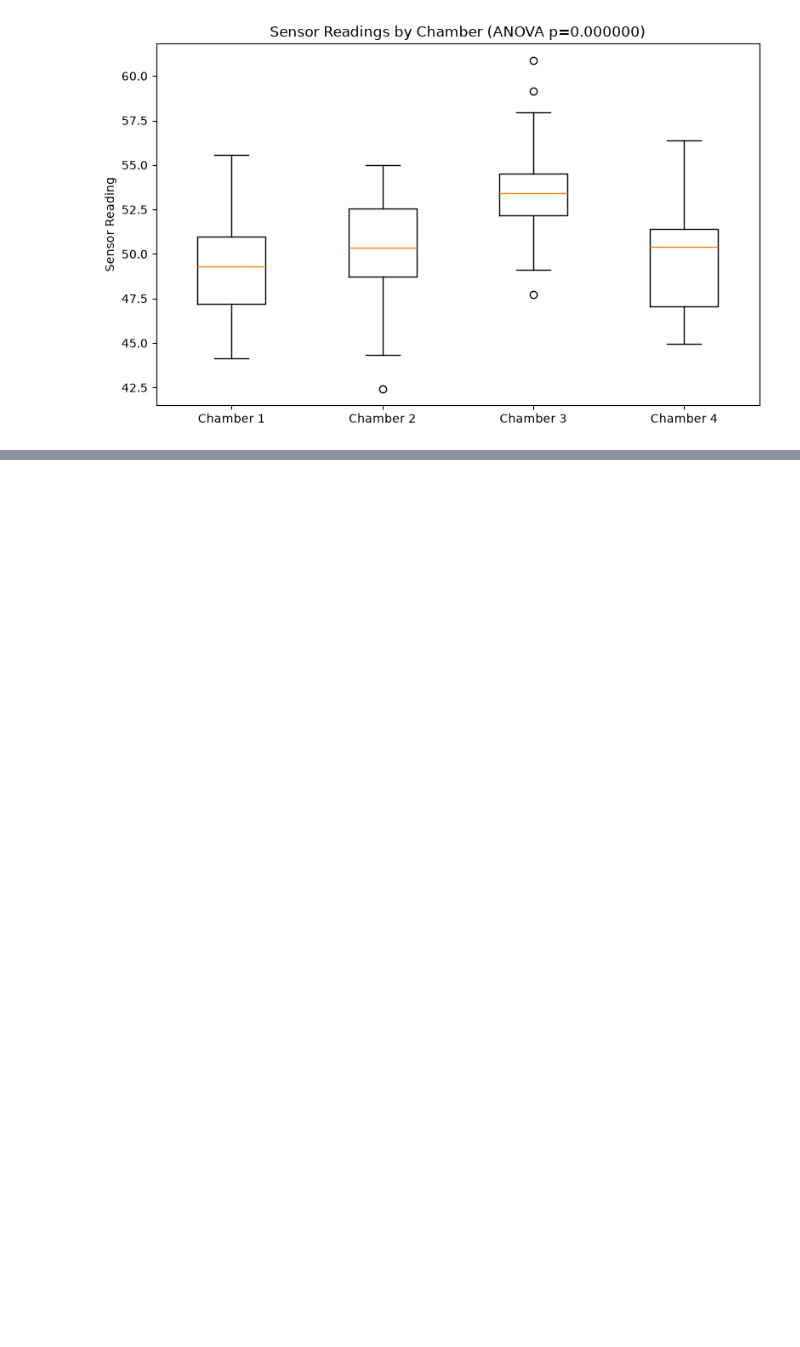
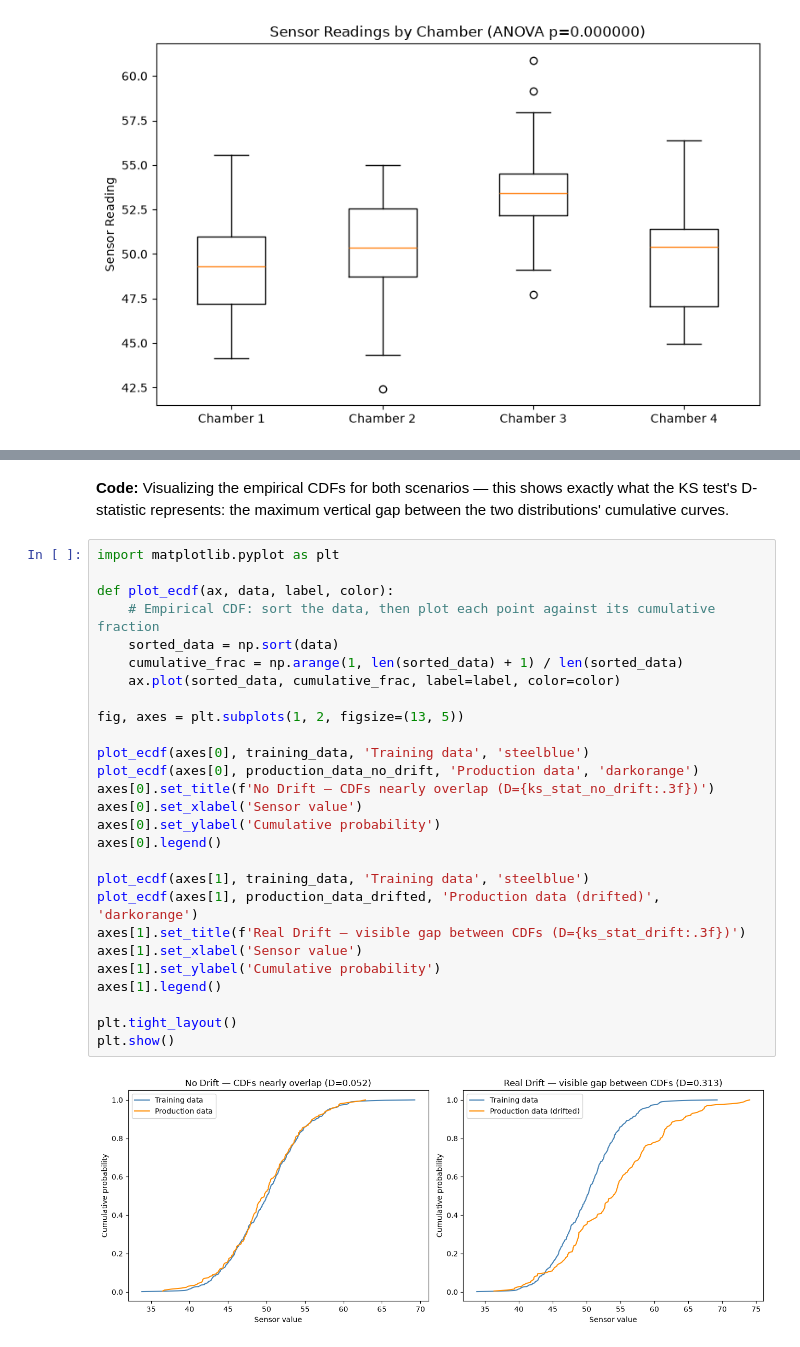
Before and after one commit to cheer-up-dimbo/ds-sprint-july, a Jupyter notebook: week3_ml_core/QnA.ipynb, the cells around one changed output, grey strips where cells are left out. Saved outputs shown, nothing was run; the diff lists cells and outputs as text; blank space fills up the shorter version.

```diff
--- a/week3_ml_core/QnA.ipynb
+++ b/week3_ml_core/QnA.ipynb
@@ -2196,0 +2474,31 @@ plt.show()
+# %% [markdown]
+**Code:** Visualizing the empirical CDFs for both scenarios — this shows exactly what the KS test's D-statistic represents: the maximum vertical gap between the two distributions' cumulative curves.
+# %%
+import matplotlib.pyplot as plt
+
+def plot_ecdf(ax, data, label, color):
+    # Empirical CDF: sort the data, then plot each point against its cumulative fraction
+    sorted_data = np.sort(data)
+    cumulative_frac = np.arange(1, len(sorted_data) + 1) / len(sorted_data)
+    ax.plot(sorted_data, cumulative_frac, label=label, color=color)
+
+fig, axes = plt.subplots(1, 2, figsize=(13, 5))
+
+plot_ecdf(axes[0], training_data, 'Training data', 'steelblue')
+plot_ecdf(axes[0], production_data_no_drift, 'Production data', 'darkorange')
+axes[0].set_title(f'No Drift — CDFs nearly overlap (D={ks_stat_no_drift:.3f})')
+axes[0].set_xlabel('Sensor value')
+axes[0].set_ylabel('Cumulative probability')
+axes[0].legend()
+
+plot_ecdf(axes[1], training_data, 'Training data', 'steelblue')
+plot_ecdf(axes[1], production_data_drifted, 'Production data (drifted)', 'darkorange')
+axes[1].set_title(f'Real Drift — visible gap between CDFs (D={ks_stat_drift:.3f})')
+axes[1].set_xlabel('Sensor value')
+axes[1].set_ylabel('Cumulative probability')
+axes[1].legend()
+
+plt.tight_layout()
+plt.show()
+# %% [output]
+[figure, added]
```
Also changed, not shown: parts of 30 cells of this notebook, 1 other file.
